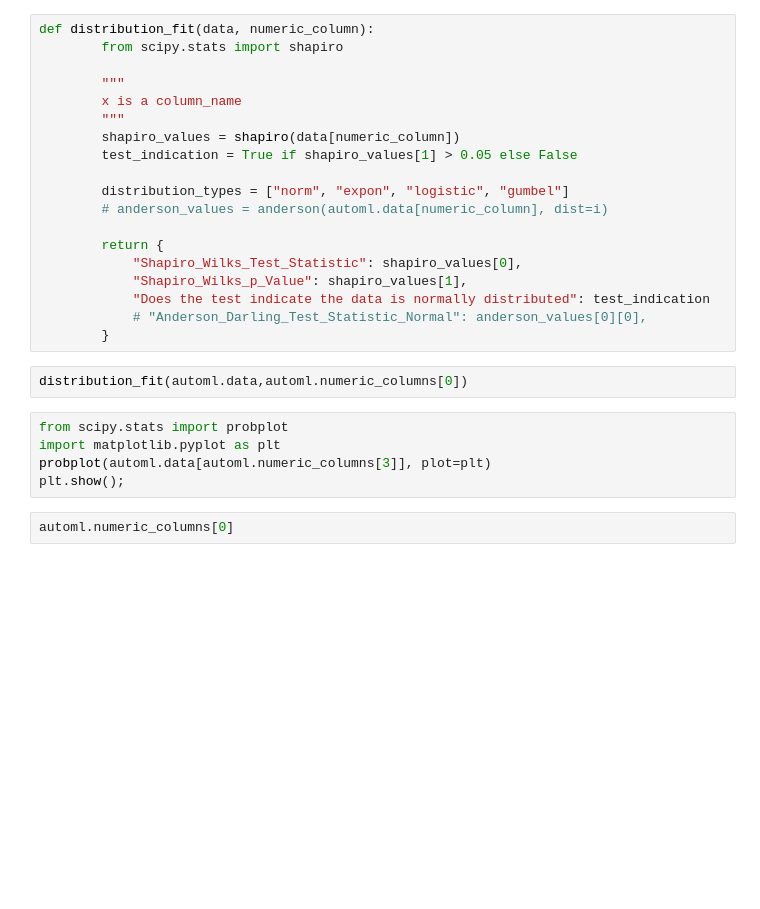
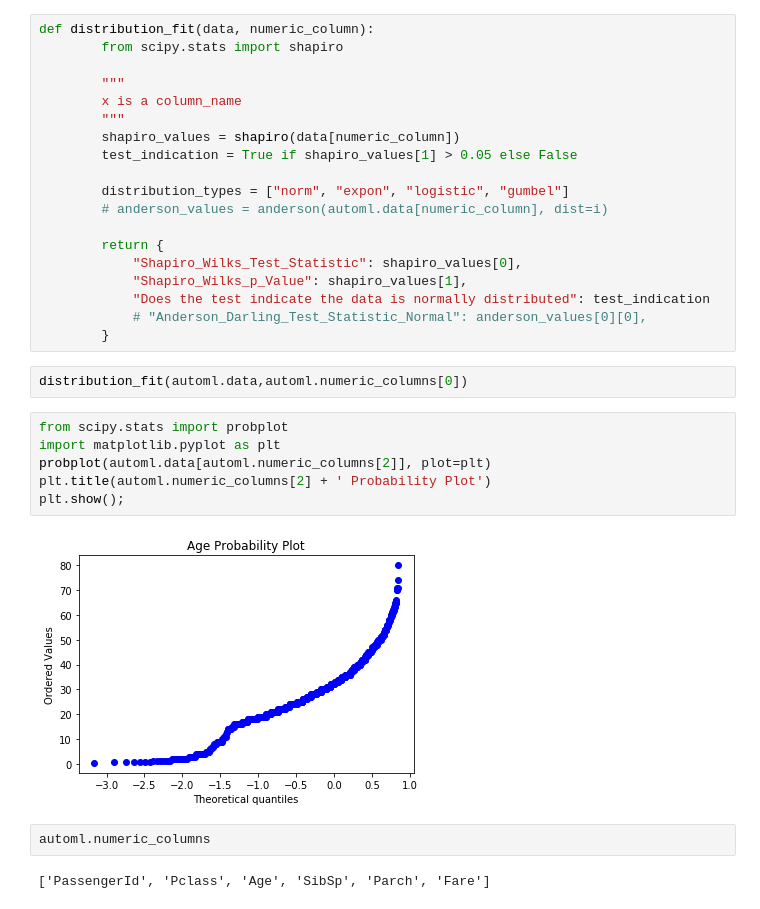
Before and after one commit to crawftv/crawto, a Jupyter notebook: CrawtoML.ipynb, the cells around one changed output. Drawn from its saved outputs; the diff is of its cells as text; blank space fills up the shorter version.

```diff
--- a/CrawtoML.ipynb
+++ b/CrawtoML.ipynb
@@ -213,7 +289,12 @@ distribution_fit(automl.data,automl.numeric_columns[0])
 # %%
 from scipy.stats import probplot
 import matplotlib.pyplot as plt
-probplot(automl.data[automl.numeric_columns[3]], plot=plt)
+probplot(automl.data[automl.numeric_columns[2]], plot=plt)
+plt.title(automl.numeric_columns[2] + ' Probability Plot')
 plt.show();
+# %% [output]
+[figure, added]
 # %%
-automl.numeric_columns[0]
+automl.numeric_columns
+# %% [output]
+['PassengerId', 'Pclass', 'Age', 'SibSp', 'Parch', 'Fare']
```
Also changed, not shown: parts of 17 cells of this notebook.
